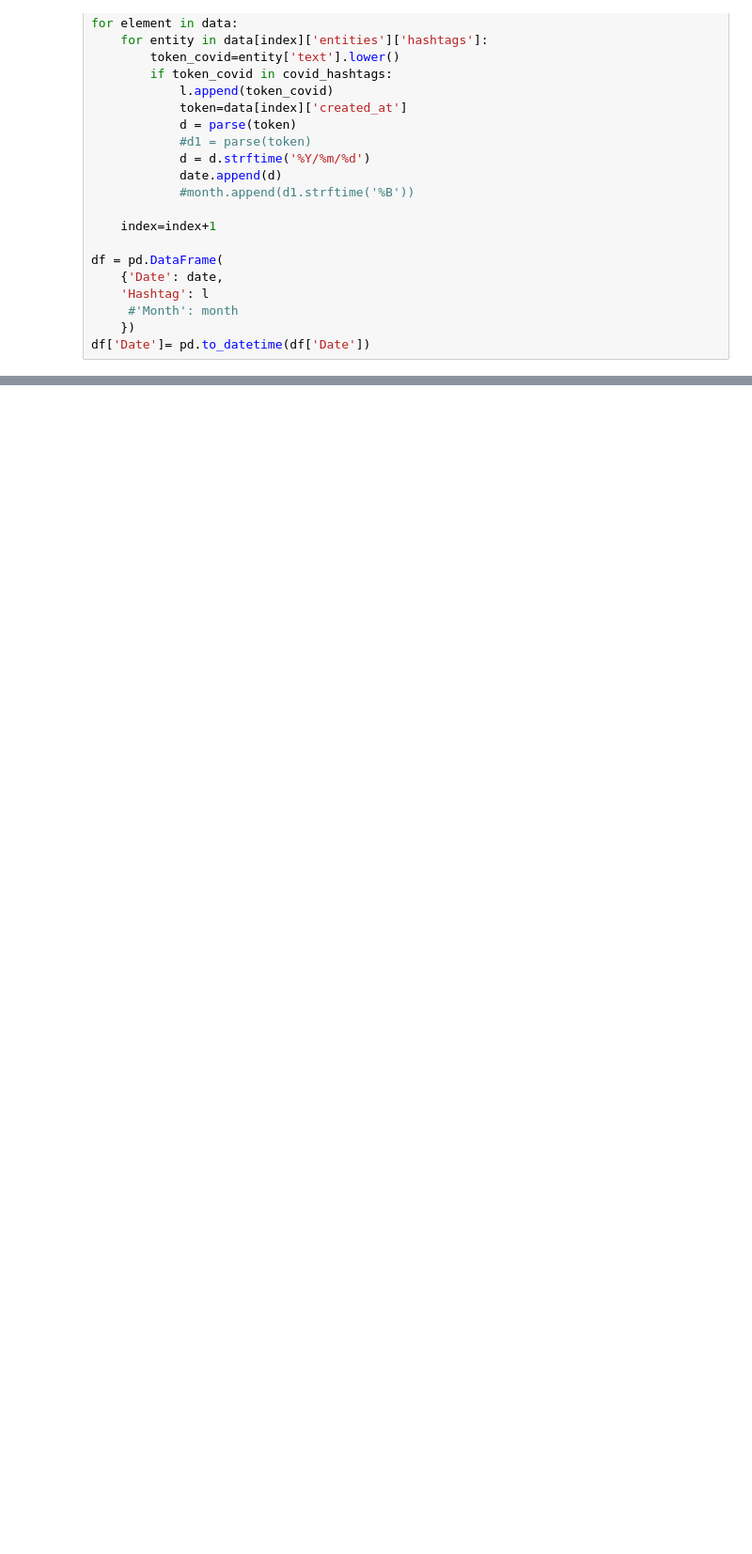
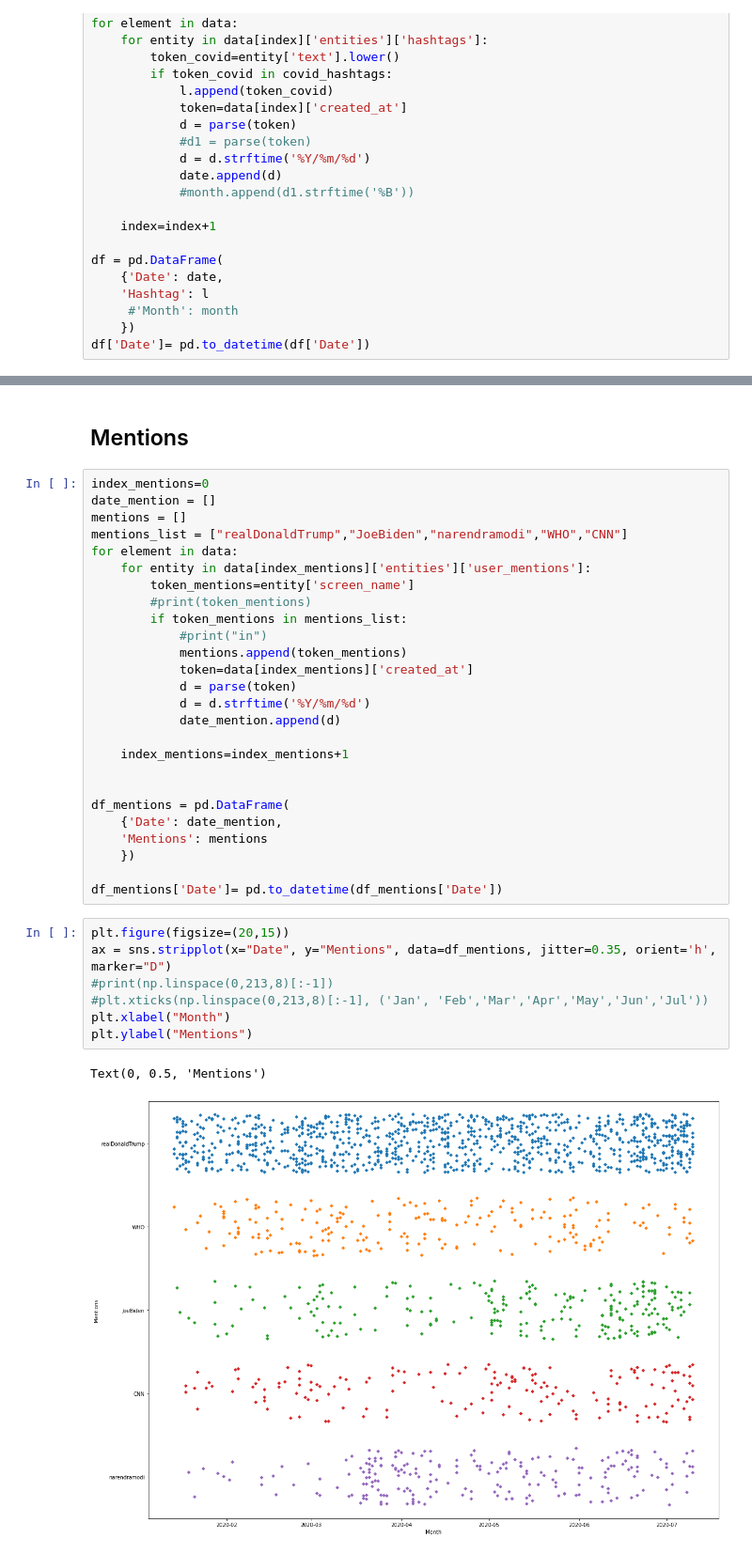
Before and after one commit to marcopedrinazzi/twitter-covid19-vis, a Jupyter notebook: generalcovid/StripPlot.ipynb, the cells around one changed output, grey strips where cells are left out. Shown: that part at 94% size. Cells and saved outputs as stored; diff of their text form; blank space fills up the shorter version.

Commit message:
mentions strip plot

```diff
--- a/generalcovid/StripPlot.ipynb
+++ b/generalcovid/StripPlot.ipynb
@@ -61,0 +66,38 @@ Text(0, 0.5, 'Hashtag')
+# %% [markdown]
+## Mentions
+# %%
+index_mentions=0
+date_mention = []
+mentions = []
+mentions_list = ["realDonaldTrump","JoeBiden","narendramodi","WHO","CNN"]
+for element in data:
+    for entity in data[index_mentions]['entities']['user_mentions']:
+        token_mentions=entity['screen_name']
+        #print(token_mentions)
+        if token_mentions in mentions_list:
+            #print("in")
+            mentions.append(token_mentions)
+            token=data[index_mentions]['created_at']
+            d = parse(token)
+            d = d.strftime('%Y/%m/%d')
+            date_mention.append(d)
+
+    index_mentions=index_mentions+1
+
+
+df_mentions = pd.DataFrame(
+    {'Date': date_mention,
+    'Mentions': mentions
+    })
+
+df_mentions['Date']= pd.to_datetime(df_mentions['Date'])
+# %%
+plt.figure(figsize=(20,15))
+ax = sns.stripplot(x="Date", y="Mentions", data=df_mentions, jitter=0.35, orient='h', marker="D")
+#print(np.linspace(0,213,8)[:-1])
+#plt.xticks(np.linspace(0,213,8)[:-1], ('Jan', 'Feb','Mar','Apr','May','Jun','Jul'))
+plt.xlabel("Month")
+plt.ylabel("Mentions")
+# %% [output]
+Text(0, 0.5, 'Mentions')
+[figure, added]
```
Also changed, not shown: parts of 4 cells of this notebook, 1 other file.
